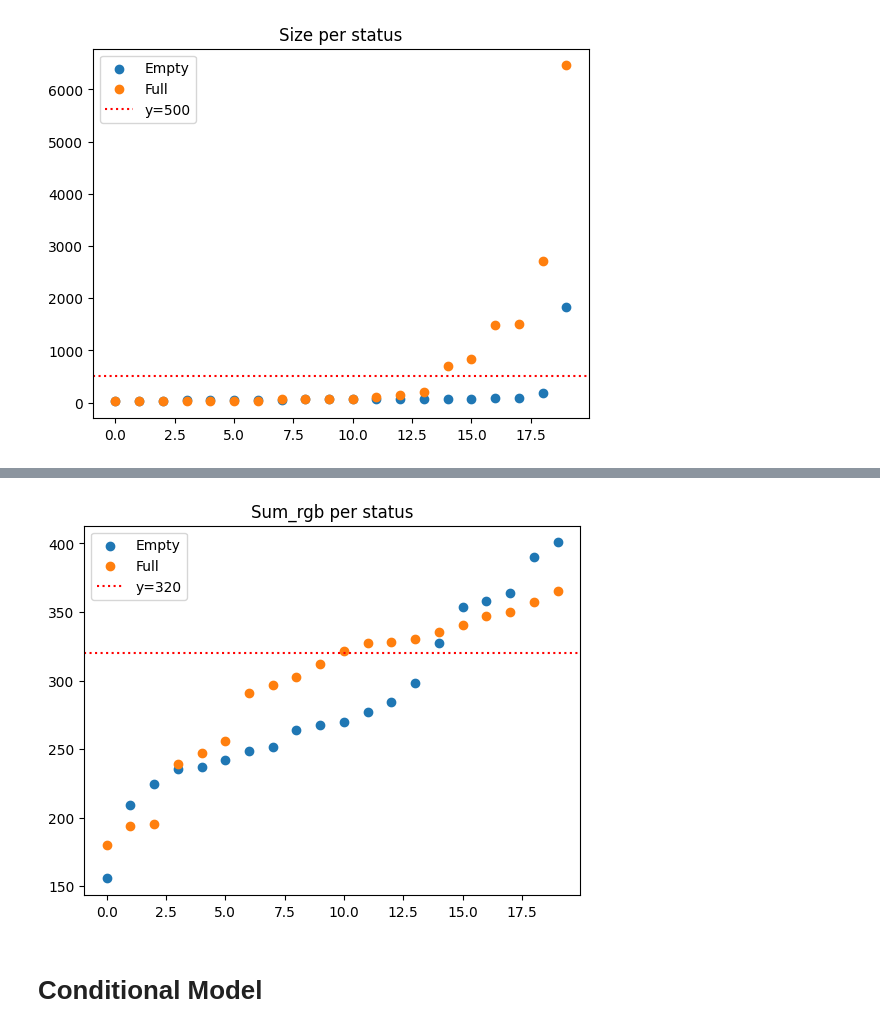
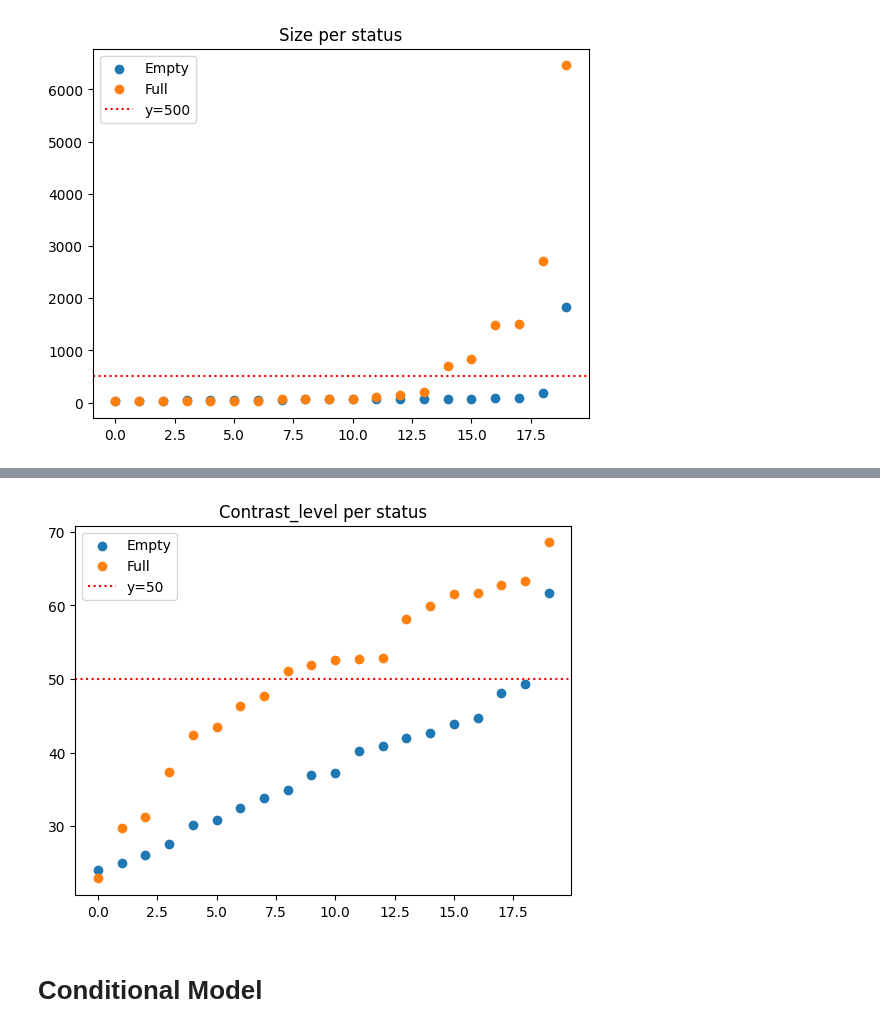
Before and after one commit to DorDNS/SolutionDelivery_PRJ, a Jupyter notebook: backend/src/TrashMapServer/model_classification.ipynb, the cells around one changed output, grey strips where cells are left out. Drawn from its saved outputs; the diff is of its cells as text; code cells hidden in the pictures.

```diff
--- a/backend/src/TrashMapServer/model_classification.ipynb
+++ b/backend/src/TrashMapServer/model_classification.ipynb
@@ -102,6 +102,15 @@ def extract_max_indices(hist_str):
 
 # Application de la fonction sur toute la colonne
 image_data[["Max_Red_Index", "Max_Green_Index", "Max_Blue_Index"]] = image_data["RGB_Histogram"].apply(extract_max_indices)
+# %%
+def get_max_luminance_index(hist_str):
+    if pd.isna(hist_str):
+        return None
+    hist = json.loads(hist_str)
+    return max(range(len(hist)), key=lambda i: hist[i])
+
+# Application de la fonction ligne par ligne
+image_data["Max_Lumi_Index"] = image_data["Luminance_Histogram"].apply(get_max_luminance_index)
 # %%
 # Convertir les colonnes en float avant la somme pour éviter la concaténation de chaînes
 image_data["sum_rgb"] = image_data[["Avg_R", "Avg_G", "Avg_B"]].astype(float).sum(axis=1)
@@ -400,16 +360,15 @@ plt.show()
 # %%
-# Conversion des colonnes "Edges" en float pour le tri et le tracé
-sum_rgb_empty = image_empty["sum_rgb"].astype(float)
-sum_rgb_full = image_full["sum_rgb"].astype(float)
+contrast_empty = image_empty["Contrast_level"].astype(float)
+contrast_full = image_full["Contrast_level"].astype(float)
 
-plt.scatter(n.arange(len(sum_rgb_empty)), sorted(sum_rgb_empty), label="Empty")
-plt.scatter(n.arange(len(sum_rgb_full)), sorted(sum_rgb_full), label="Full")
-plt.axhline(y=320, color='red', linestyle=':', label='y=320')
-plt.title("Sum_rgb per status")
+plt.scatter(n.arange(len(contrast_empty)), sorted(contrast_empty), label="Empty")
+plt.scatter(n.arange(len(contrast_full)), sorted(contrast_full), label="Full")
+plt.axhline(y=50, color='red', linestyle=':', label='y=50')
+plt.title("Contrast_level per status")
 plt.legend()
 plt.show()
 # %% [output]
-[figure, old version]
+[figure, new version]
 # %% [markdown]
 # Conditional Model
 # %%
```
Also changed, not shown: parts of 12 cells of this notebook.
